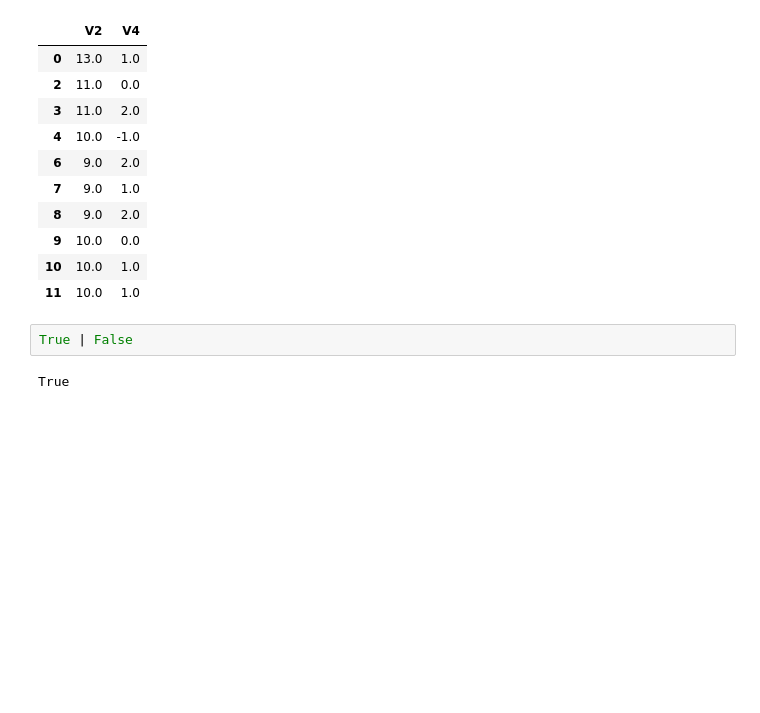
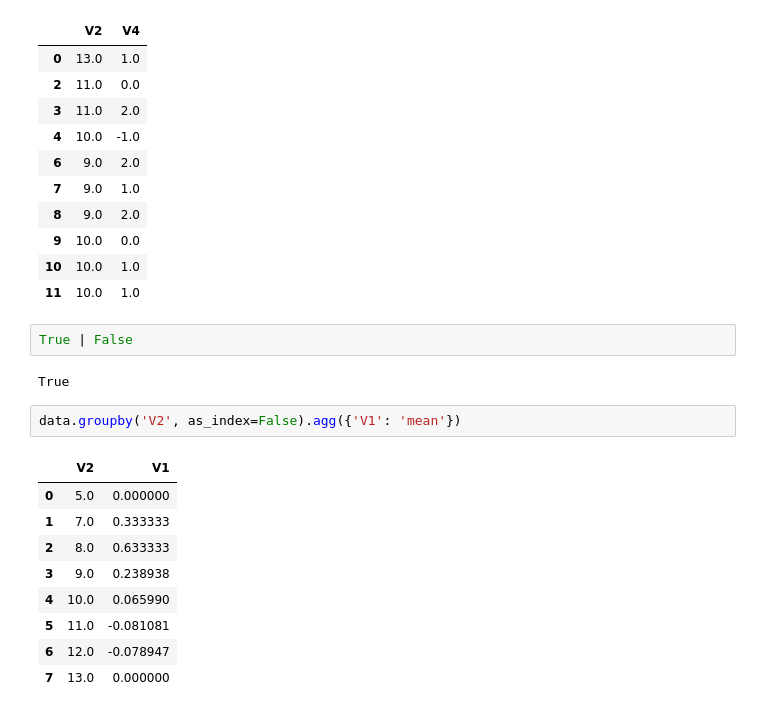
Before and after one commit to Chpel/Study_3, a Jupyter notebook: Онлайн-курсы/Stepik_DS.ipynb, the cells around one changed output. Cells and saved outputs as stored; diff of their text form; blank space fills up the shorter version.

```diff
--- a/Онлайн-курсы/Stepik_DS.ipynb
+++ b/Онлайн-курсы/Stepik_DS.ipynb
@@ -301,3 +301,15 @@ pd.concat([data.iloc[0:1,[1,3]], data.iloc[2:5,[1,3]], data.iloc[6:,[1,3]]]).hea
 True | False
 # %% [output]
 True
+# %%
+data.groupby('V2', as_index=False).agg({'V1': 'mean'})
+# %% [output]
+|  | V2 | V1 |
+| 0 | 5.0 | 0.000000 |
+| 1 | 7.0 | 0.333333 |
+| 2 | 8.0 | 0.633333 |
+| 3 | 9.0 | 0.238938 |
+| 4 | 10.0 | 0.065990 |
+| 5 | 11.0 | -0.081081 |
+| 6 | 12.0 | -0.078947 |
+| 7 | 13.0 | 0.000000 |
```
